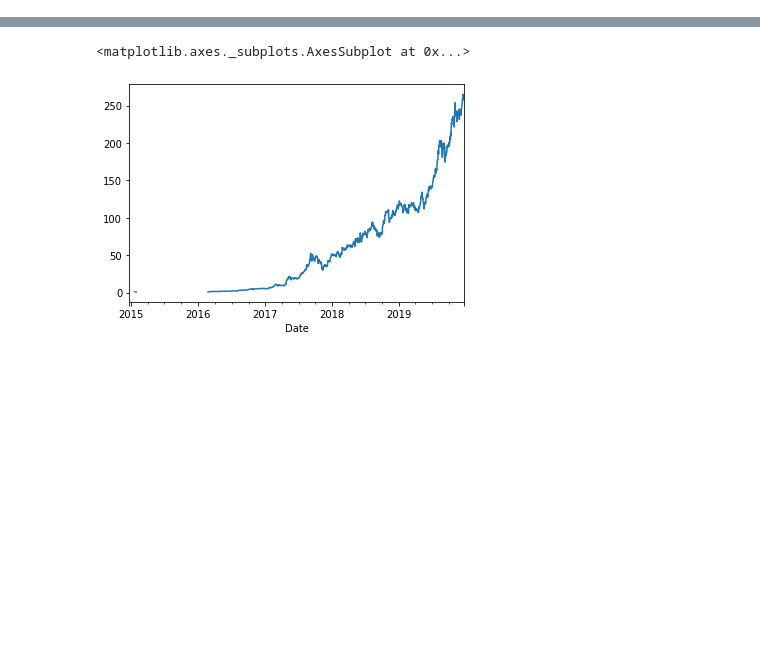
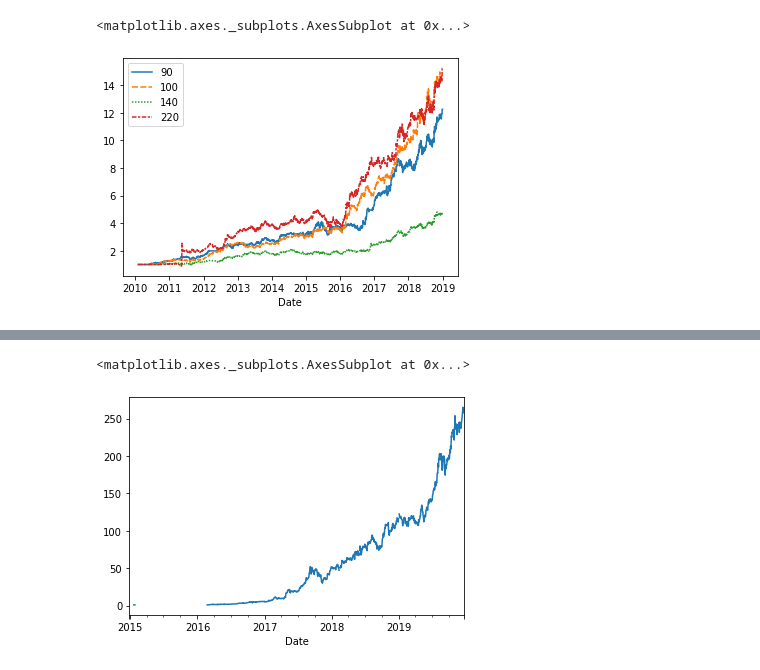
Before and after one commit to rafapras/Trading, a Jupyter notebook: Estrategias-Copy1.ipynb, the cells around one changed output, grey strips where cells are left out. Drawn from its saved outputs; the diff is of its cells as text; code cells hidden in the pictures; blank space fills up the shorter version.

```diff
--- a/Estrategias-Copy1.ipynb
+++ b/Estrategias-Copy1.ipynb
@@ -89,15 +27,0 @@ pd.concat([teste,teste2],keys=['BBAS3.SA'], names=['Firstlevel'],axis=1)
-# %%
-y=data1['ABEV3.SA']
-y=y.rename('DROPAR')
-for i in data1.columns:
-    td1 =td.estrategias()
-    teste=td1.estrat_mmovel(data1[i],150,20)
-    td2=td.estrategias()
-    teste2=teste.apply(td2.estrat_retornos1,axis=1)
-    teste2=pd.DataFrame(teste2)
-    teste2.columns=['RETORNOS']
-
-    teste2= pd.concat([teste,teste2],axis=1)
-    teste2 =pd.concat([teste2], keys=[i], names=['ACAO'],axis=1)
-
-    y=pd.concat([teste2,y],axis=1)
@@ -105,0 +105,10 @@ y=y.drop(['DROPAR'],axis=1)
+# %%
+params =np.array_split([i for i in combinations(range(10,250,10),2)], mp.cpu_count() - 1)
+if __name__ == '__main__':
+    pool = mp.Pool(processes = (mp.cpu_count()-1))
+    results = pool.map(td.worker, params)
+
+    pool.close()
+    pool.join()
+# %%
+results= [pd.concat(i,axis=1) for i in results]
@@ -105,0 +117,2 @@ y=y.drop(['DROPAR'],axis=1)
+# %%
+results.columns=pd.MultiIndex.from_tuples([i for i in combinations(range(10,250,10),2)])
@@ -105,0 +210,5 @@ y=y.drop(['DROPAR'],axis=1)
+# %%
+sns.lineplot(data=results[[(90,200),(220,230),(140,170),(100,110)]])
+# %% [output]
+<matplotlib.axes._subplots.AxesSubplot at 0x...>
+[figure, added]
```
Also changed, not shown: parts of 128 cells of this notebook, 7 other files.
